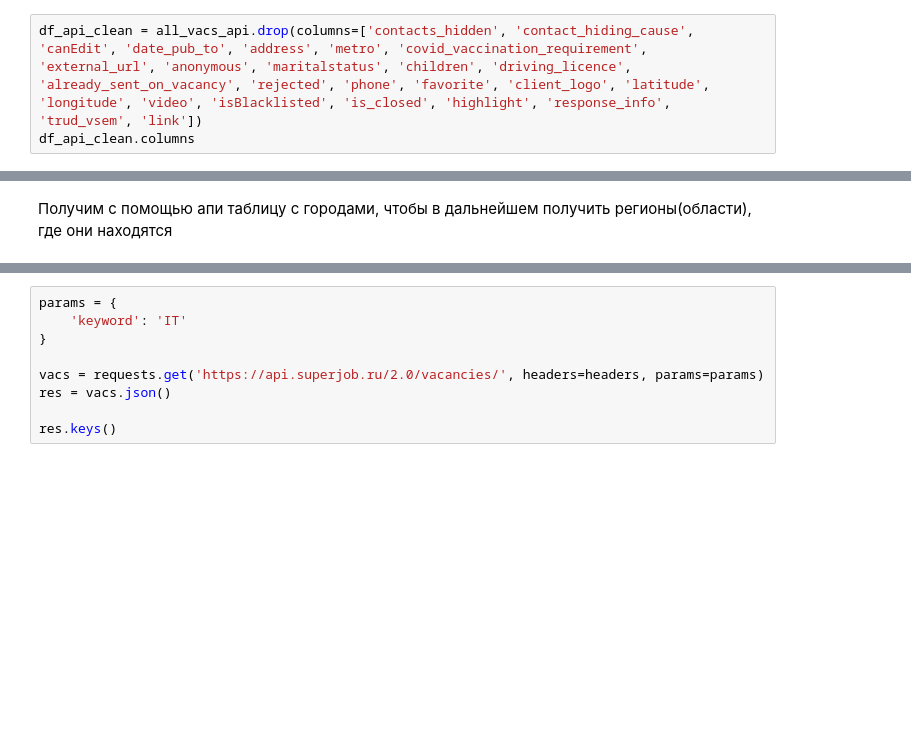
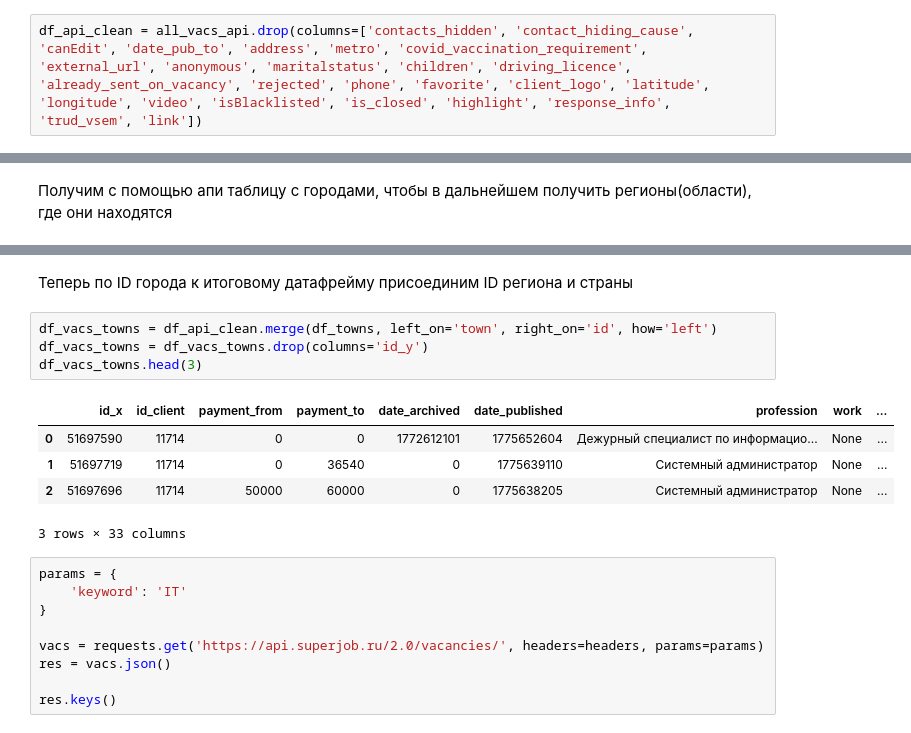
Before and after one commit to leosh1d/gp2, a Jupyter notebook: code/collecting/superjob.ipynb, the cells around one changed output, grey strips where cells are left out. Drawn from its saved outputs; the diff is of its cells as text; blank space fills up the shorter version.

```diff
--- a/code/collecting/superjob.ipynb
+++ b/code/collecting/superjob.ipynb
@@ -213,4 +213,3 @@ all_vacs_api.head(3)
 Удалим эти признаки для более удобной дальнейшей работы. Те, которые требуют более детального анализа пока оставим и рассмотрим позже.
 # %%
 df_api_clean = all_vacs_api.drop(columns=['contacts_hidden', 'contact_hiding_cause', 'canEdit', 'date_pub_to', 'address', 'metro', 'covid_vaccination_requirement', 'external_url', 'anonymous', 'maritalstatus', 'children', 'driving_licence', 'already_sent_on_vacancy', 'rejected', 'phone', 'favorite', 'client_logo', 'latitude', 'longitude', 'video', 'isBlacklisted', 'is_closed', 'highlight', 'response_info', 'trud_vsem', 'link'])
-df_api_clean.columns
@@ -258,3 +249,15 @@ df_towns.head(3)
+# %% [markdown]
+Теперь по ID города к итоговому датафрейму присоединим ID региона и страны
+# %%
+df_vacs_towns = df_api_clean.merge(df_towns, left_on='town', right_on='id', how='left')
+df_vacs_towns = df_vacs_towns.drop(columns='id_y')
+df_vacs_towns.head(3)
+# %% [output]
+|  | id_x | id_client | payment_from | payment_to | date_archived | date_published | profession | work | ... |
+| 0 | 51697590 | 11714 | 0 | 0 | 1772612101 | 1775652604 | Дежурный специалист по информацио... | None | ... |
+| 1 | 51697719 | 11714 | 0 | 36540 | 0 | 1775639110 | Системный администратор | None | ... |
+| 2 | 51697696 | 11714 | 50000 | 60000 | 0 | 1775638205 | Системный администратор | None | ... |
+3 rows × 33 columns
 # %%
 params = {
     'keyword': 'IT'
```
Also changed, not shown: parts of 3 cells of this notebook.
